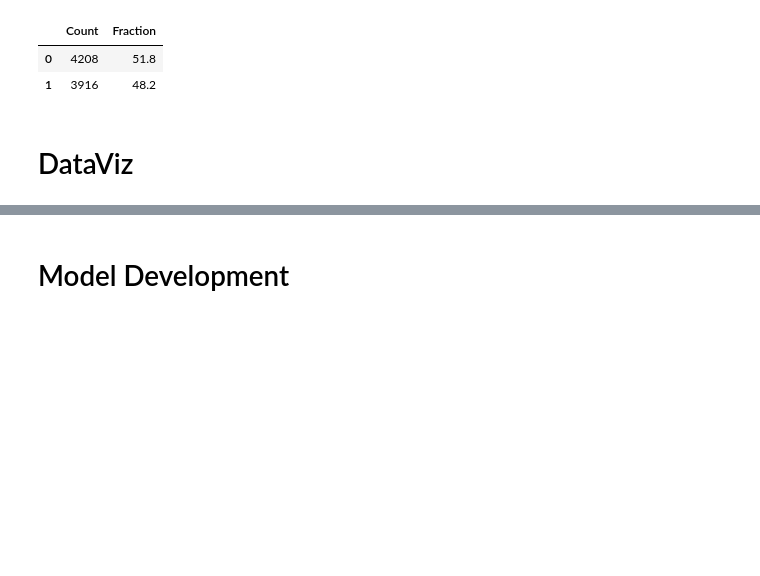
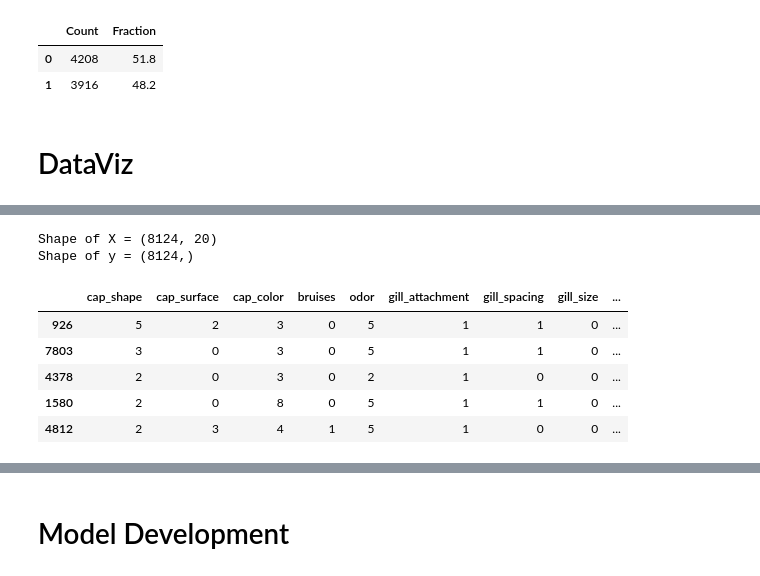
Before and after one commit to saraahawi/Mushroom-Classification, a Jupyter notebook: src/data_processing.ipynb, the cells around one changed output, grey strips where cells are left out. Cells and saved outputs as stored; diff of their text form; code cells hidden in the pictures; blank space fills up the shorter version.

```diff
--- a/src/data_processing.ipynb
+++ b/src/data_processing.ipynb
@@ -217,0 +444,22 @@ pd.DataFrame(zip(class_count,class_frac), columns=['Count','Fraction'], index= v
+# %%
+# Splite the featuers and target in two variables.
+X = data.drop('class', axis=1)
+y = data['class']
+
+y = y.map({'p': 'Posionous', 'e': 'Edible'})
+
+print('Shape of X =', X.shape)
+print('Shape of y =', y.shape)
+# %% [output]
+Shape of X = (8124, 20)
+Shape of y = (8124,)
+# %%
+X_dummy = pd.get_dummies(X, drop_first=True)
+X_dummy.sample(5)
+# %% [output]
+|  | cap_shape | cap_surface | cap_color | bruises | odor | gill_attachment | gill_spacing | gill_size | ... |
+| 926 | 5 | 2 | 3 | 0 | 5 | 1 | 1 | 0 | ... |
+| 7803 | 3 | 0 | 3 | 0 | 5 | 1 | 1 | 0 | ... |
+| 4378 | 2 | 0 | 3 | 0 | 2 | 1 | 0 | 0 | ... |
+| 1580 | 2 | 0 | 8 | 0 | 5 | 1 | 1 | 0 | ... |
+| 4812 | 2 | 3 | 4 | 1 | 5 | 1 | 0 | 0 | ... |
```
Also changed, not shown: parts of 24 cells of this notebook.
